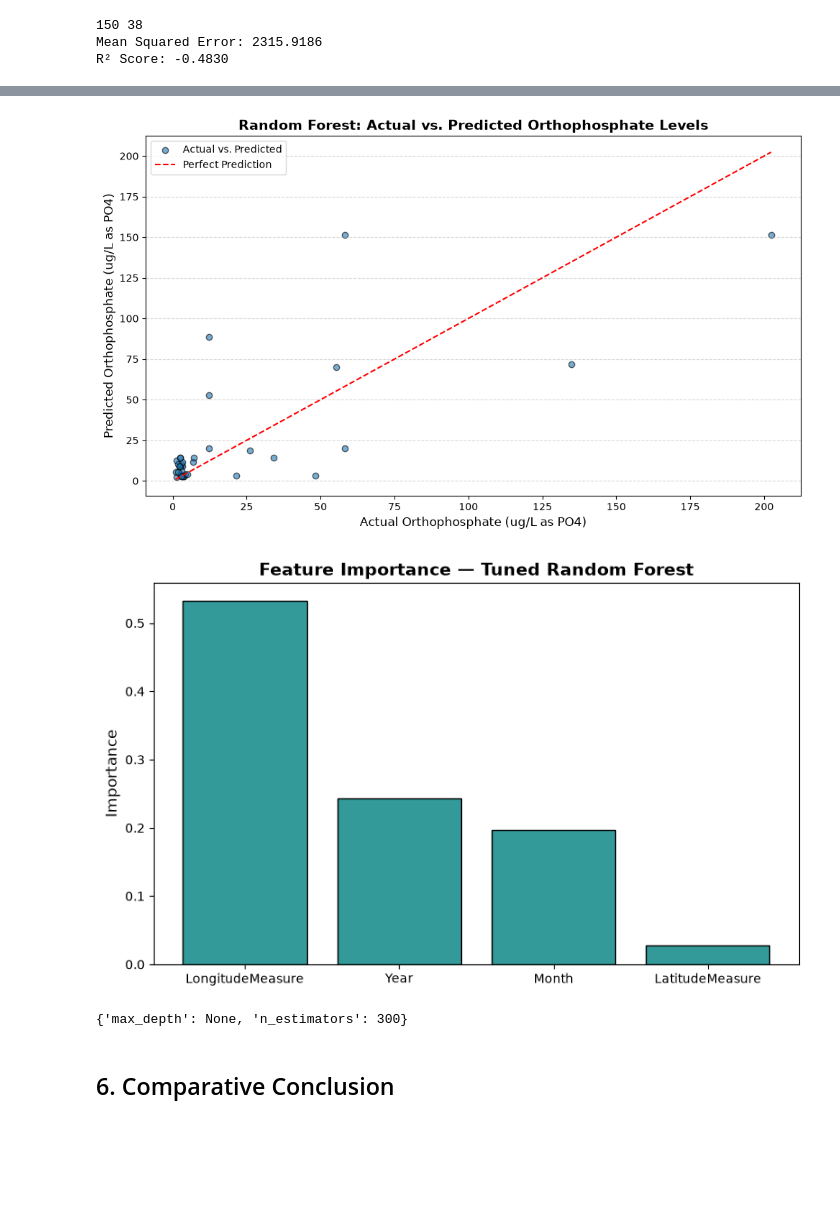
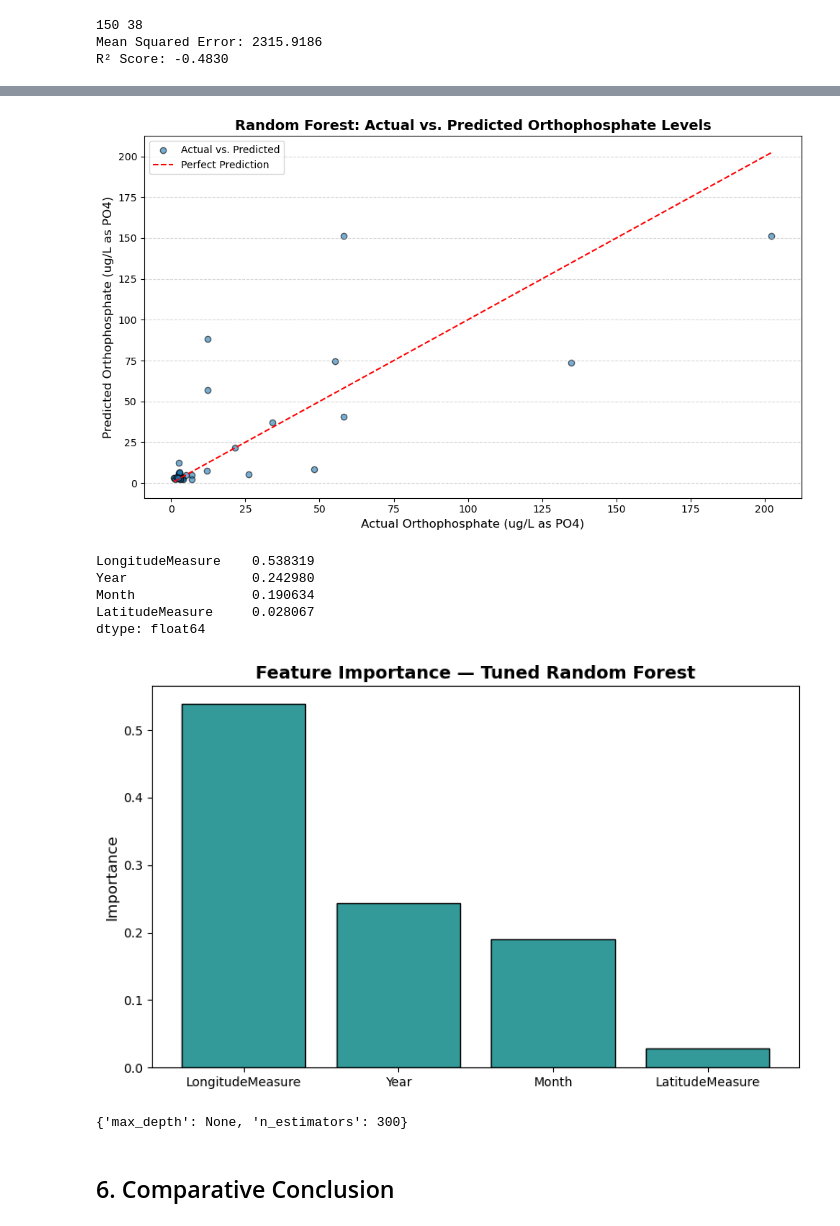
Before and after one commit to marcosis15/lake-erie-phosphorus-analysis, a Jupyter notebook: lake_erie_phosphorus_analysis.ipynb, the cells around one changed output, grey strips where cells are left out. Saved outputs shown, nothing was run; the diff lists cells and outputs as text; code cells hidden in the pictures; blank space fills up the shorter version.

```diff
--- a/lake_erie_phosphorus_analysis.ipynb
+++ b/lake_erie_phosphorus_analysis.ipynb
@@ -5,8 +5,8 @@ import pandas as pd
 import sqlite3
 conn = sqlite3.connect(':memory:')
 import numpy as np
-df=pd.read_csv(r'C:\Users\SisonM\Downloads\Code\narrowresult (1).zip')
-site_df=pd.read_csv(r'C:\Users\SisonM\Downloads\Code\station.zip')
+df=pd.read_csv(r'C:\Users\Quino\Downloads\Code\narrowresult (1).zip')
+site_df=pd.read_csv(r'C:\Users\Quino\Downloads\Code\station.zip')
 df.to_sql('water_quality', conn, index=False, if_exists='replace')
 query = "SELECT * FROM water_quality LIMIT 5;"
 pd.read_sql_query(query,conn)
@@ -461,13 +460,17 @@ LatitudeMeasure     0.027636
 dtype: float64
 # %%
-final_model = orthophosphate_results.best_estimator_
-final_model.fit(X_train, y_train)
-y_pred_final = final_model.predict(X_test)
+X = orthophosphate_df[['Year', 'Month', 'LatitudeMeasure', 'LongitudeMeasure']]
+y = orthophosphate_df['ResultMeasureValue']
+X_train, X_test, y_train, y_test = train_test_split(X, y, test_size=0.2, random_state=42)
+
+ortho_final_model = orthophosphate_results.best_estimator_
+ortho_final_model.fit(X_train, y_train)
+y_pred_ortho = ortho_final_model.predict(X_test)
 import matplotlib.pyplot as plt
 plt.figure(figsize=(10, 6))
-plt.scatter(y_test, y_pred_final, alpha=0.6, edgecolor='black')
-min_val = min(float(y_test.min()), float(y_pred_final.min()))
-max_val = max(float(y_test.max()), float(y_pred_final.max()))
+plt.scatter(y_test, y_pred_ortho, alpha=0.6, edgecolor='black')
+min_val = min(float(y_test.min()), float(y_pred_ortho.min()))
+max_val = max(float(y_test.max()), float(y_pred_ortho.max()))
 plt.plot([min_val, max_val], [min_val, max_val], color='red', linestyle='--', label='Perfect Prediction')
 plt.xlabel('Actual Orthophosphate (ug/L as PO4)', fontsize=12)
 plt.ylabel('Predicted Orthophosphate (ug/L as PO4)', fontsize=12)
@@ -477,18 +480,25 @@ plt.legend(['Actual vs. Predicted','Perfect Prediction'])
 plt.tight_layout()
 plt.show()
 # %% [output]
-[figure, old version]
+[figure, new version]
 # %%
+ortho_importances = pd.Series(ortho_final_model.feature_importances_, index=X.columns).sort_values(ascending=False)
+print(ortho_importances)
 plt.figure(figsize=(8,5))
-plt.bar(importances.index, importances.values, color=(0.2,0.6,0.6), edgecolor='black')
+plt.bar(ortho_importances.index, ortho_importances.values, color=(0.2,0.6,0.6), edgecolor='black')
 plt.title('Feature Importance — Tuned Random Forest', fontsize=14, fontweight='bold')
 plt.ylabel('Importance', fontsize=12)
 plt.tight_layout()
 plt.show()
 print(orthophosphate_results.best_params_)
 # %% [output]
+LongitudeMeasure    0.538319
+Year                0.242980
+Month               0.190634
+LatitudeMeasure     0.028067
+dtype: float64
-[figure, old version]
+[figure, new version]
-{'max_depth': None, 'n_estimators': 300}
+{'max_depth': None, 'n_estimators': 300}
 # %% [markdown]
 ## 6. Comparative Conclusion
 # %%
```
Also changed, not shown: parts of 7 cells of this notebook, 1 other file.
